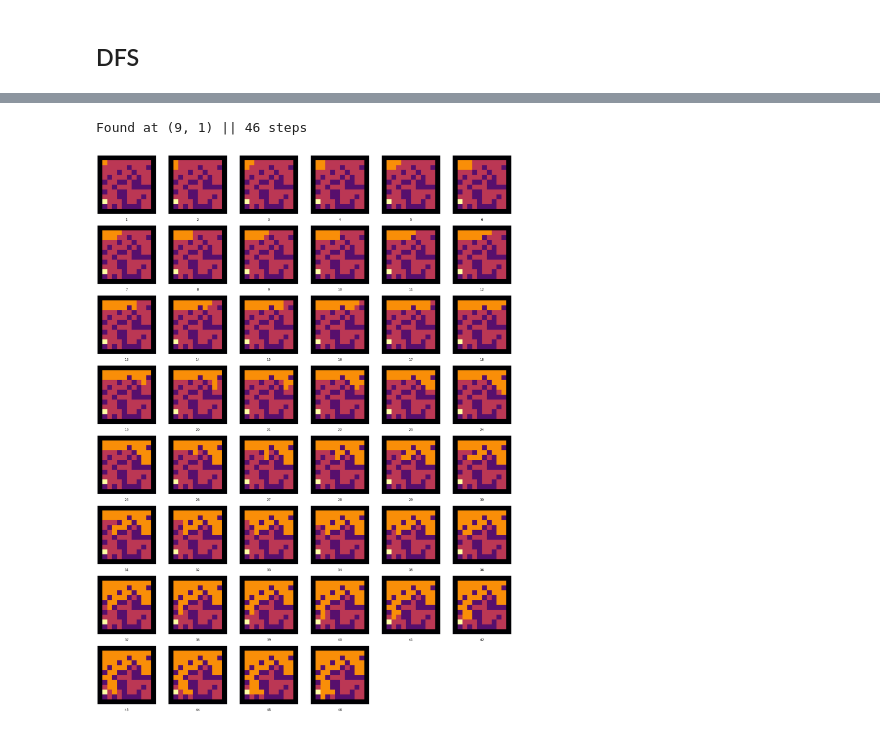
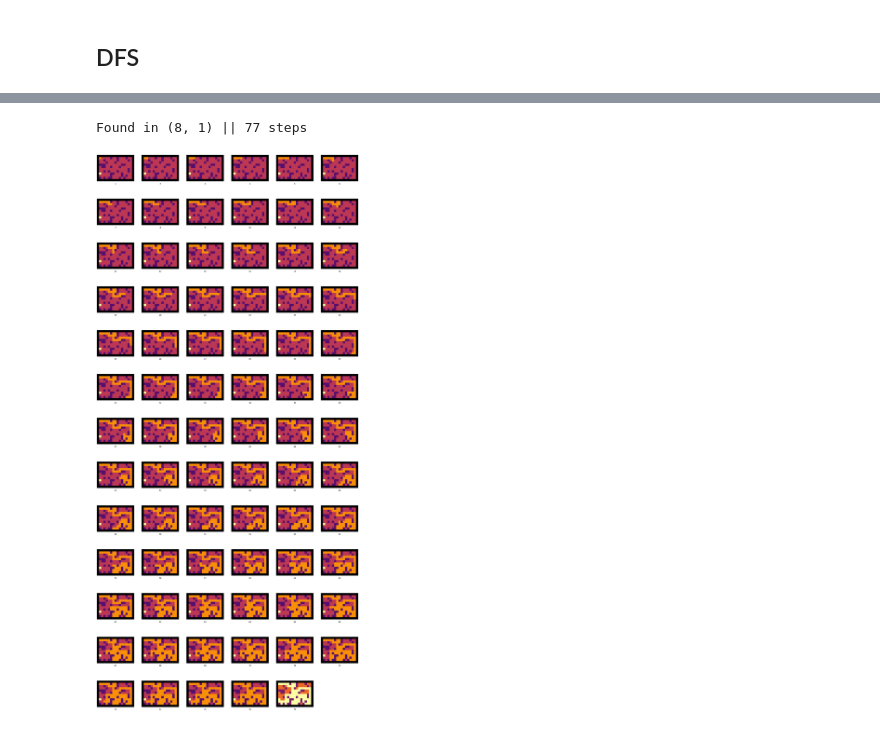
Before and after one commit to erenolg/BFS-DFS-Visualization, a Jupyter notebook: run.ipynb, the cells around one changed output, grey strips where cells are left out. Drawn from its saved outputs; the diff is of its cells as text; code cells hidden in the pictures.

```diff
--- a/run.ipynb
+++ b/run.ipynb
@@ -30,9 +30,8 @@ map2.plot()
-# %%
-search = Search()
-progress2 = search.dfs(map2)
-# %% [output]
-Found at (9, 1) || 46 steps
+# %%
+search.dfs(map1)
+# %% [output]
+Found in (8, 1) || 77 steps
 # %%
-search.plot_progress(progress2)
+search.plot_progress()
 # %% [output]
-[figure, old version]
+[figure, new version]
```
Also changed, not shown: parts of 8 cells of this notebook, 5 other files.
